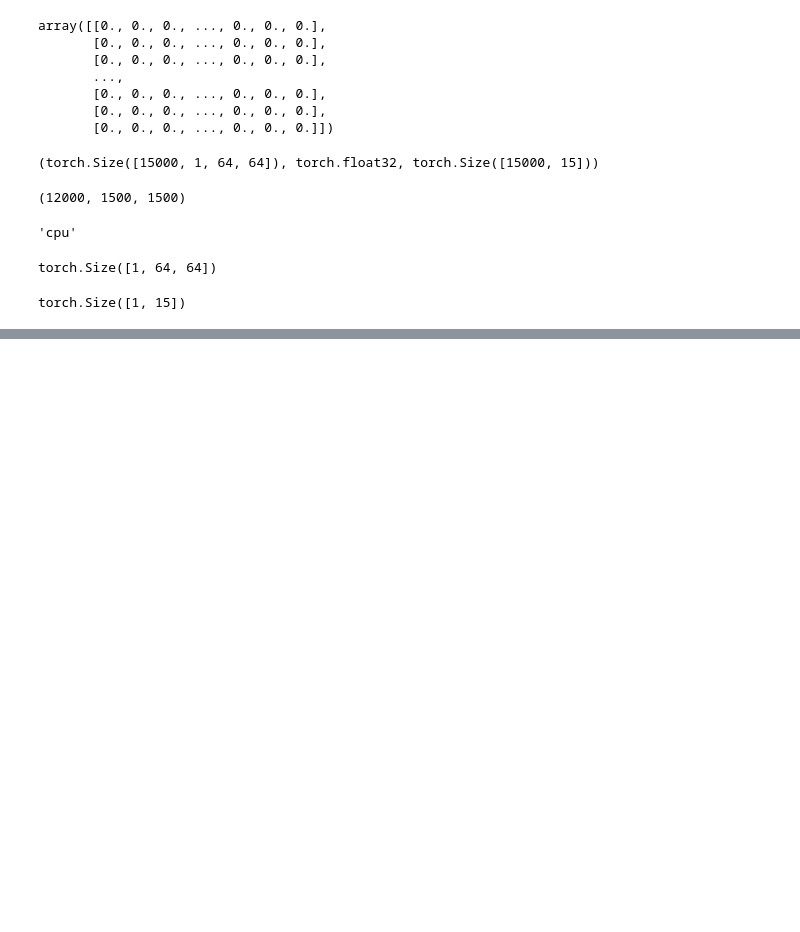
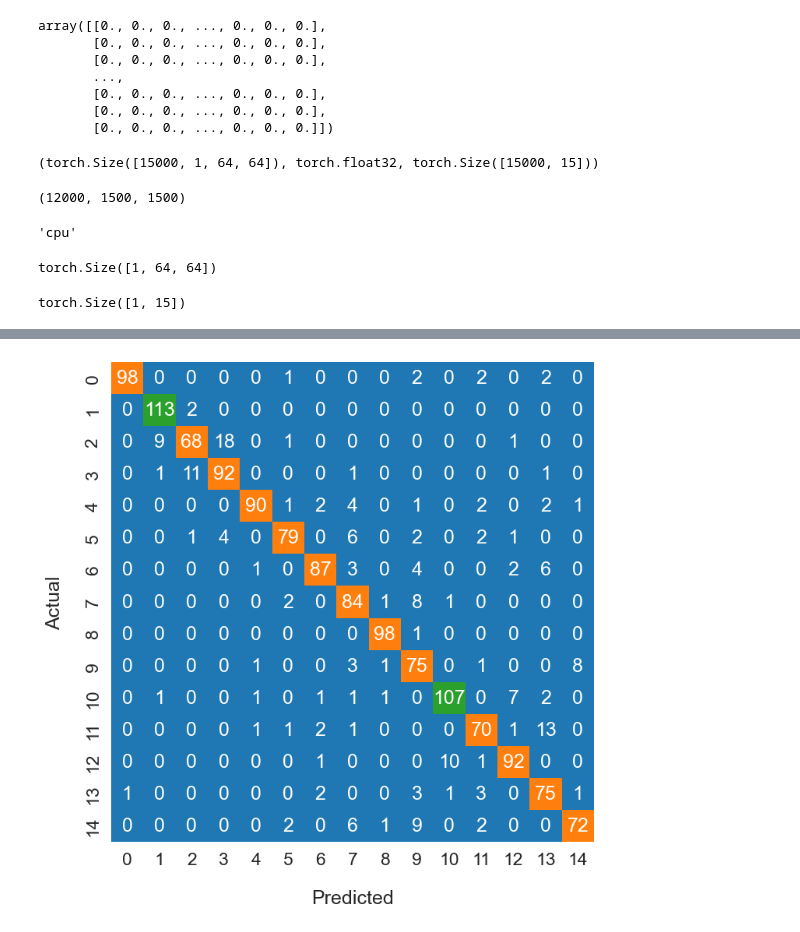
Before and after one commit to Data4i/ChineseMnistClassification, a Jupyter notebook: chinese_mnist.ipynb, the cells around one changed output, grey strips where cells are left out. Drawn from its saved outputs; the diff is of its cells as text; code cells hidden in the pictures; blank space fills up the shorter version.

```diff
--- a/chinese_mnist.ipynb
+++ b/chinese_mnist.ipynb
@@ -139,18 +143,22 @@ class ChineseMnistModelV0(nn.Module):
 
         self.input_layer = nn.Sequential(
             # input conv
-            nn.Conv2d(1,128,2, 3),
+            nn.Conv2d(1,128,2, 1),
             nn.ReLU(),
+            nn.MaxPool2d(kernel_size = (2,2)),
+            nn.Dropout(0.3),
             # second conv
             nn.Conv2d(128,10,2, 2),
             nn.ReLU(),
+            nn.MaxPool2d(kernel_size = (2,2)),
+            nn.Dropout(0.3),
         )
 
         self.output = nn.Sequential(
             nn.Flatten(),
-            nn.Linear(10*10*10, 100),
+            nn.Linear(490, 150),
             nn.ReLU(),
-            nn.Linear(100, out_features = self.class_names),
+            nn.Linear(150, out_features = self.class_names),
         )
     def forward(self, X: torch.Tensor) -> torch.Tensor:
         X /= 255
@@ -268,0 +306,21 @@ tensor([[[[0., 0., 0.,  ..., 0., 0., 0.],
+# %%
+from sklearn.metrics import confusion_matrix
+def get_confusion_matrix(model, dataloader):
+    all_true = []
+    all_pred = []
+
+    with torch.inference_mode():
+        for val_X, val_y in dataloader:
+            val_X, val_y = val_X.to(device), val_y.to(device)
+            val_pred = model(val_X)
+
+            true_labels = val_y.argmax(dim=1).cpu().detach().numpy()
+            predicted_labels = val_pred.argmax(dim=1).cpu().detach().numpy()
+
+            all_true.extend(true_labels)
+            all_pred.extend(predicted_labels)
+
+    return confusion_matrix(all_true, all_pred)
+
+confusion = get_confusion_matrix(model_0, val_dl)
+print(confusion)
@@ -268,0 +343,14 @@ tensor([[[[0., 0., 0.,  ..., 0., 0., 0.],
+# %%
+plt.figure(figsize=(8,8))
+sns.set(font_scale = 1.5)
+
+ax = sns.heatmap(
+    confusion, annot=True, fmt='d',
+    cbar=False, cmap='tab10', vmax=500
+)
+
+ax.set_xlabel("Predicted", labelpad=20)
+ax.set_ylabel("Actual", labelpad=20)
+plt.show()
+# %% [output]
+[figure, added]
```
Also changed, not shown: parts of 15 cells of this notebook, 2 other files.
